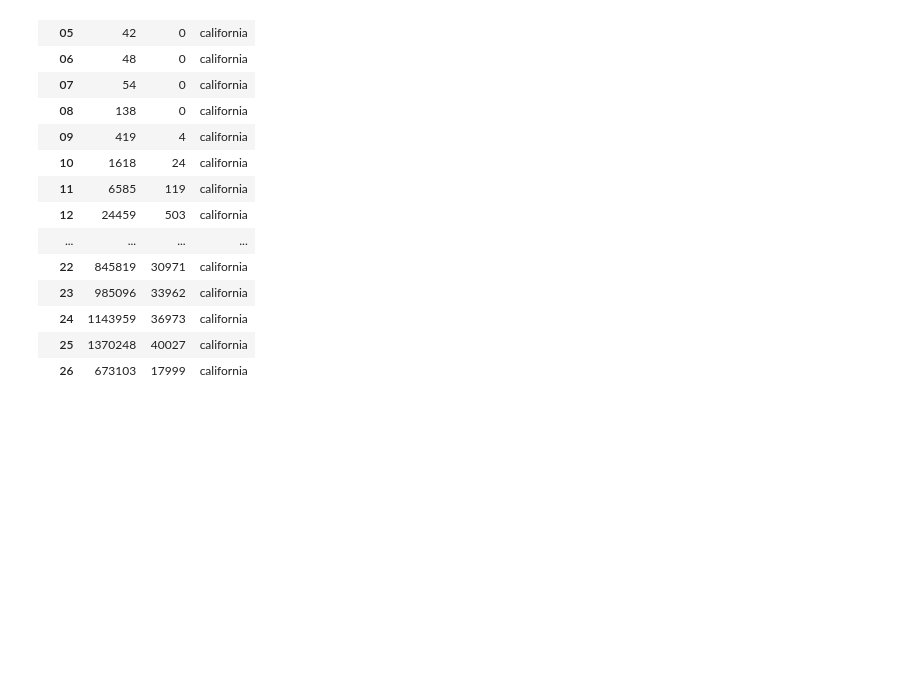
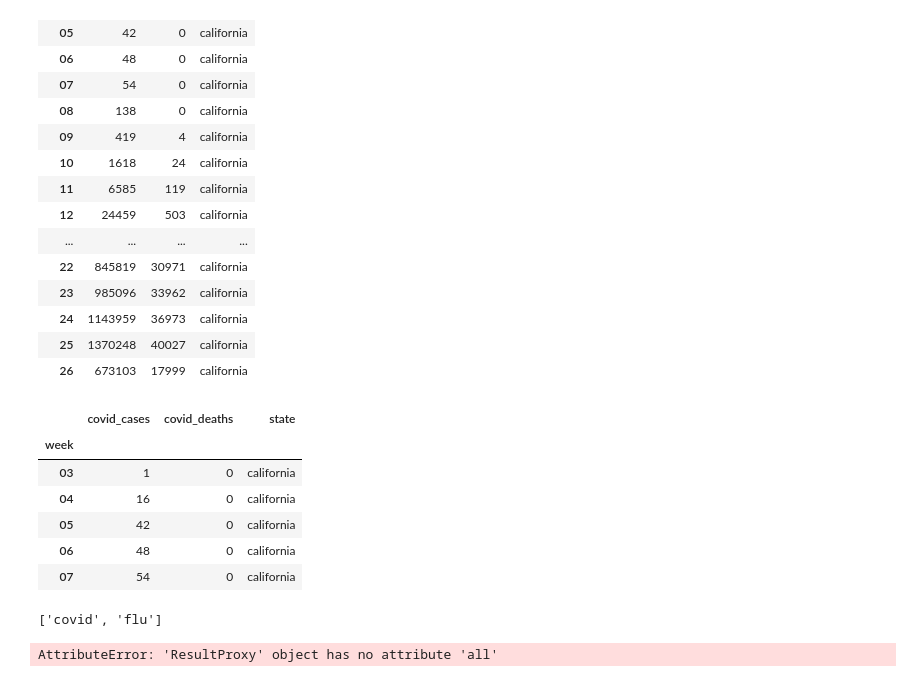
Before and after one commit to shumaanand/etl-project, a Jupyter notebook: cleaned_flu_ca.ipynb, the cells around one changed output. Saved outputs shown, nothing was run; the diff lists cells and outputs as text; code cells hidden in the pictures; blank space fills up the shorter version.

Commit message:
updated column names and sql

```diff
--- a/cleaned_flu_ca.ipynb
+++ b/cleaned_flu_ca.ipynb
@@ -168,3 +170,20 @@ COVID_table_df
 # %%
 # Export file as a CSV, without the Pandas index, but with the header
 COVID_table_df.to_csv("COVID_cleaned_data.csv", index=True, header=True )
+# %%
+covid_cols = ["cases", "deaths", "state"]
+COVID_table_renamed = COVID_table_df[covid_cols].copy()
+
+# Rename the column headers
+COVID_table_renamed = COVID_table_renamed.rename(columns={"cases": "covid_cases",
+                                                         "deaths": "covid_deaths",
+                                                         "state": "state"})
+COVID_table_renamed.head()
+# %% [output]
+|  | covid_cases | covid_deaths | state |
+| week |  |  |  |
+| 03 | 1 | 0 | california |
+| 04 | 16 | 0 | california |
+| 05 | 42 | 0 | california |
+| 06 | 48 | 0 | california |
+| 07 | 54 | 0 | california |
@@ -170,0 +194,5 @@ COVID_table_df.to_csv("COVID_cleaned_data.csv", index=True, header=True )
+# %%
+ # Confirm tables
+engine.table_names()
+# %% [output]
+['covid', 'flu']
@@ -170,0 +202,4 @@ COVID_table_df.to_csv("COVID_cleaned_data.csv", index=True, header=True )
+# %%
+engine.execute("select * from covid").all()
+# %% [output]
+AttributeError: 'ResultProxy' object has no attribute 'all'
```
Also changed, not shown: parts of 4 cells of this notebook.
